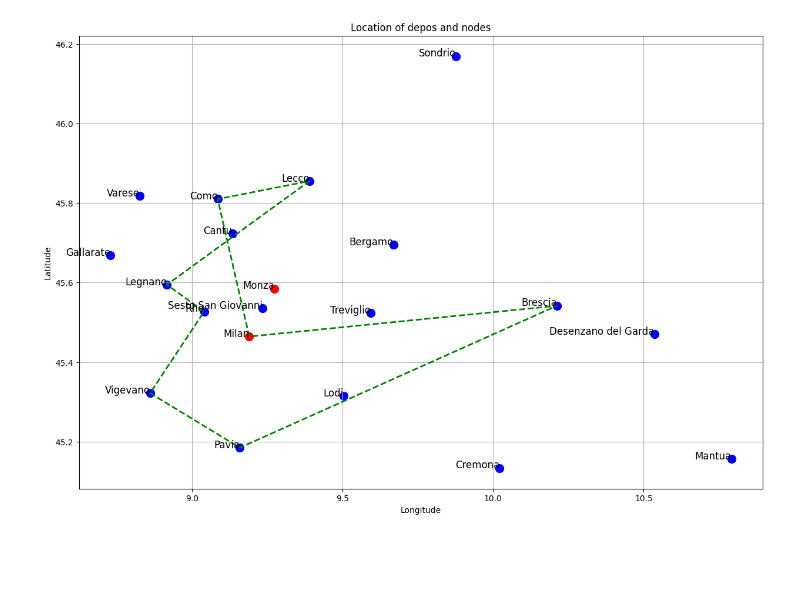
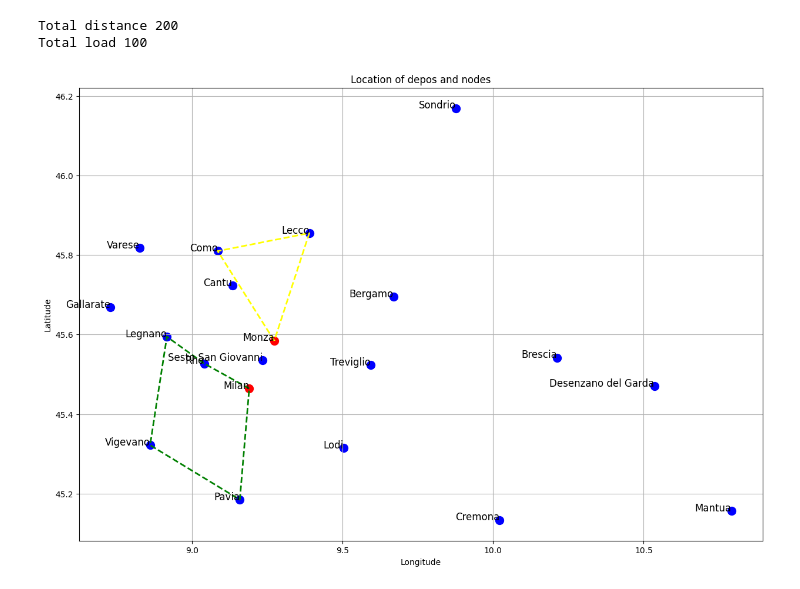
Before and after one commit to AndreaMishtaku/ai_vrp_solver, a Jupyter notebook: visualization/vrp.ipynb, the cells around one changed output. Cells and saved outputs as stored; diff of their text form; code cells hidden in the pictures; blank space fills up the shorter version.

```diff
--- a/visualization/vrp.ipynb
+++ b/visualization/vrp.ipynb
@@ -17,28 +17,32 @@ def get_solution(url,body):
 depos=fetch_data('http://127.0.0.1:5000/basic/depo/get-all')
 nodes=fetch_data('http://127.0.0.1:5000/basic/node/get-all')
 
-solution=get_solution('http://127.0.0.1:5000/llm/vrp',
+solution=get_solution('http://127.0.0.1:5000/ortools/vrp',
 {
    "demands":[
       {
          "node":"Como",
-         "demand":1
+         "demand":10
       },
       {
          "node":"Lecco",
-         "demand":1
+         "demand":30
       },
       {
          "node":"Rho",
-         "demand":1
+         "demand":10
+      },
+      {
+         "node":"Pavia",
+         "demand":30
       },
       {
          "node":"Legnano",
-         "demand":1
+         "demand":10
       },
       {
          "node":"Vigevano",
-         "demand":1
+         "demand":10
       }
    ],
    "depo_vehicle":[
@@ -46,9 +50,16 @@ solution=get_solution('http://127.0.0.1:5000/llm/vrp',
          "depo":"Milan",
          "plate":"AB123"
       },
+      {
+         "depo":"Monza",
+         "plate":"AC123"
+      }
    ]
 }
 )
+
+print(f"Total distance {solution['total_distance']}")
+print(f"Total load {solution['total_load']}")
 
 df_depos = pd.DataFrame(depos)
 df_nodes = pd.DataFrame(nodes)
@@ -66,31 +77,33 @@ ax.scatter(df_nodes['longitude'], df_nodes['latitude'], color='blue', label='Loc
 # Annotate depots with names
 for i, row in df_depos.iterrows():
     ax.text(row['longitude'], row['latitude'], row['name'], fontsize=12, ha='right')
 
 # Annotate nodes with names
 for i, row in df_nodes.iterrows():
     ax.text(row['longitude'], row['latitude'], row['name'], fontsize=12, ha='right')
 
 
 # Function to draw route lines
 def draw_route(route, color):
     df=pd.concat([df_depos, df_nodes])
     connections = [(df.loc[df['id'] == i, 'longitude'].values[0], df.loc[df['id'] == i, 'latitude'].values[0]) for i in route]
     if len(connections) > 1:
         x_values, y_values = zip(*connections)
         ax.plot(x_values, y_values, color=color, linewidth=2, linestyle='--')
 
 
 route_colors=['green','yellow','purple','orange','blue']
 for idx, route_info in enumerate(solution['routes']):
     color=route_colors[idx % len(route_colors)]
     draw_route(route_info['route'], color)
 
 ax.set_xlabel('Longitude')
 ax.set_ylabel('Latitude')
 ax.set_title('Location of depos and nodes')
 
 plt.grid(True)
 plt.show()
 # %% [output]
+Total distance 200
+Total load 100
-[figure, old version]
+[figure, new version]
```
Also changed, not shown: 5 other files.
